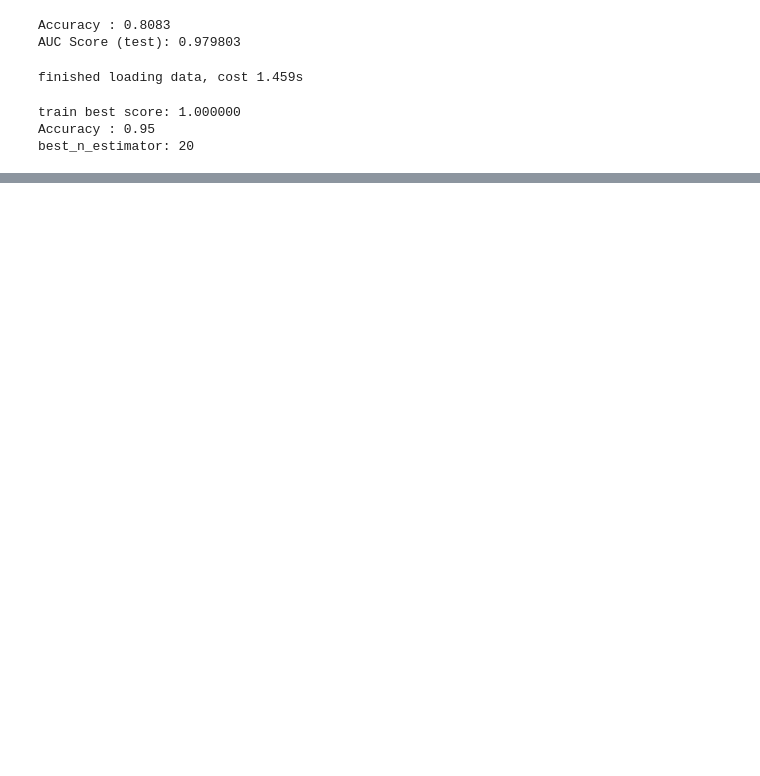
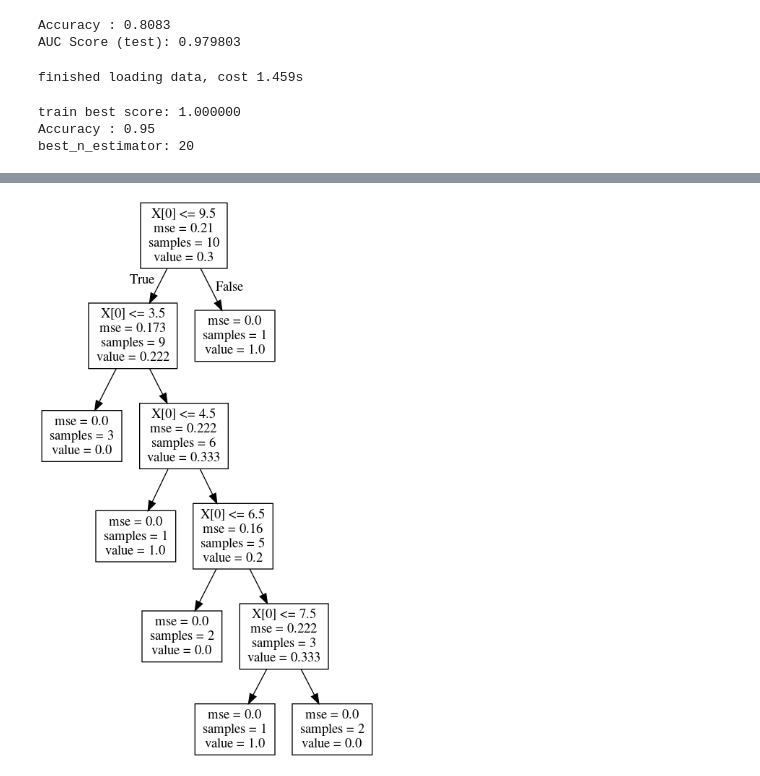
Before and after one commit to cflanscut/powerknowledge, a Jupyter notebook: model/deep_learning_model/RF.ipynb, the cells around one changed output, grey strips where cells are left out. Drawn from its saved outputs; the diff is of its cells as text; code cells hidden in the pictures; blank space fills up the shorter version.

```diff
--- a/model/deep_learning_model/RF.ipynb
+++ b/model/deep_learning_model/RF.ipynb
@@ -232,0 +697,15 @@ best_n_estimator: 20
+# %%
+import numpy as np
+from sklearn import tree
+from sklearn.tree import DecisionTreeRegressor
+import pydotplus
+from IPython.display import Image, display
+x=np.array([1,2,3,4,5,6,7,8,9,10]).reshape(-1,1)
+y=np.array([0,0,0,1,0,0,1,0,0,1]).reshape(-1,1)
+dtr=DecisionTreeRegressor()
+dtr.fit(x,y)
+dot_data=tree.export_graphviz(dtr)
+graph = pydotplus.graph_from_dot_data(dot_data)
+display(Image(graph.create_png()))
+# %% [output]
+[figure, added]
```
Also changed, not shown: parts of 17 cells of this notebook, 6 other files.
